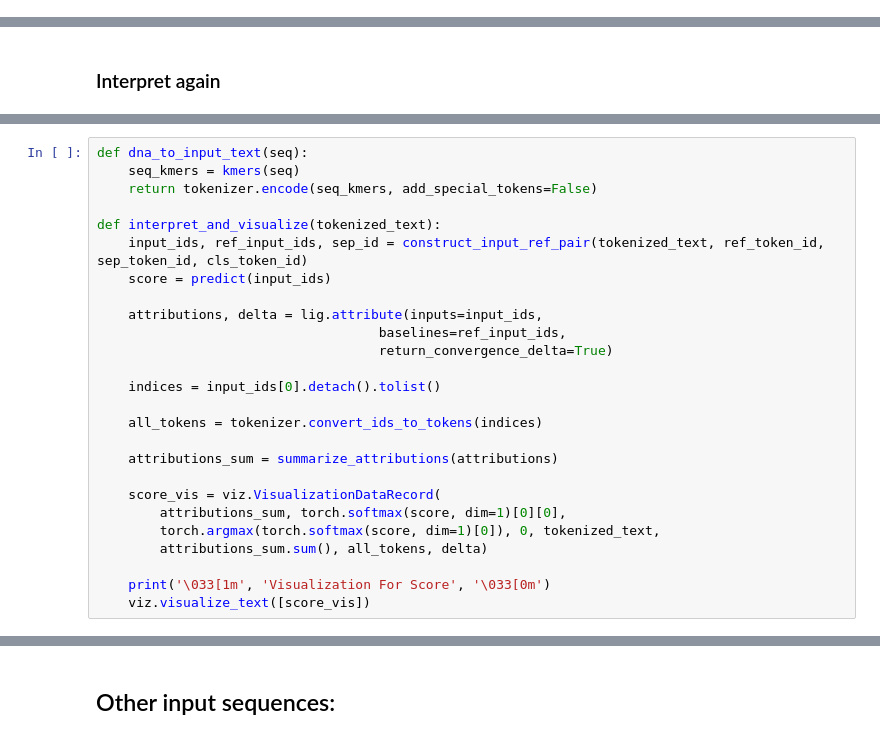
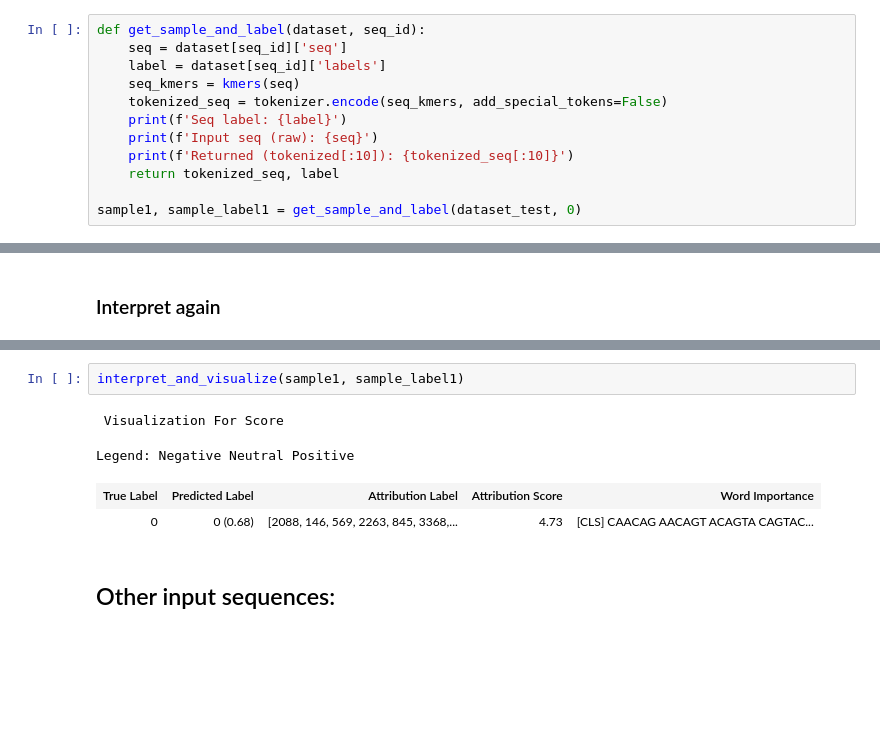
Before and after one commit to ML-Bioinfo-CEITEC/DNA-pretraining, a Jupyter notebook: experiments/interpretability/bert_seq_classification_captum.ipynb, the cells around one changed output, grey strips where cells are left out. Saved outputs shown, nothing was run; the diff lists cells and outputs as text; blank space fills up the shorter version.

```diff
--- a/experiments/interpretability/bert_seq_classification_captum.ipynb
+++ b/experiments/interpretability/bert_seq_classification_captum.ipynb
@@ -269,0 +213,12 @@ text
+# %%
+def get_sample_and_label(dataset, seq_id):
+    seq = dataset[seq_id]['seq']
+    label = dataset[seq_id]['labels']
+    seq_kmers = kmers(seq)
+    tokenized_seq = tokenizer.encode(seq_kmers, add_special_tokens=False)
+    print(f'Seq label: {label}')
+    print(f'Input seq (raw): {seq}')
+    print(f'Returned (tokenized[:10]): {tokenized_seq[:10]}')
+    return tokenized_seq, label
+
+sample1, sample_label1 = get_sample_and_label(dataset_test, 0)
@@ -522,26 +387,0 @@ Predicted label: 0, prob ungrammatical: 0.90731144
-# %%
-def dna_to_input_text(seq):
-    seq_kmers = kmers(seq)
-    return tokenizer.encode(seq_kmers, add_special_tokens=False)
-
-def interpret_and_visualize(tokenized_text):
-    input_ids, ref_input_ids, sep_id = construct_input_ref_pair(tokenized_text, ref_token_id, sep_token_id, cls_token_id)
-    score = predict(input_ids)
-
-    attributions, delta = lig.attribute(inputs=input_ids,
-                                    baselines=ref_input_ids,
-                                    return_convergence_delta=True)
-
-    indices = input_ids[0].detach().tolist()
-
-    all_tokens = tokenizer.convert_ids_to_tokens(indices)
-
-    attributions_sum = summarize_attributions(attributions)
-
-    score_vis = viz.VisualizationDataRecord(
-        attributions_sum, torch.softmax(score, dim=1)[0][0],
-        torch.argmax(torch.softmax(score, dim=1)[0]), 0, tokenized_text,
-        attributions_sum.sum(), all_tokens, delta)
-
-    print('\033[1m', 'Visualization For Score', '\033[0m')
-    viz.visualize_text([score_vis])
@@ -555,2 +388,9 @@ Legend: Negative Neutral Positive
+# %%
+interpret_and_visualize(sample1, sample_label1)
+# %% [output]
+ Visualization For Score
+Legend: Negative Neutral Positive
+| True Label | Predicted Label | Attribution Label | Attribution Score | Word Importance |
+| 0 | 0 (0.68) | [2088, 146, 569, 2263, 845, 3368,... | 4.73 | [CLS] CAACAG AACAGT ACAGTA CAGTAC... |
 # %% [markdown]
 ## Other input sequences:
```
Also changed, not shown: parts of 49 cells of this notebook.
